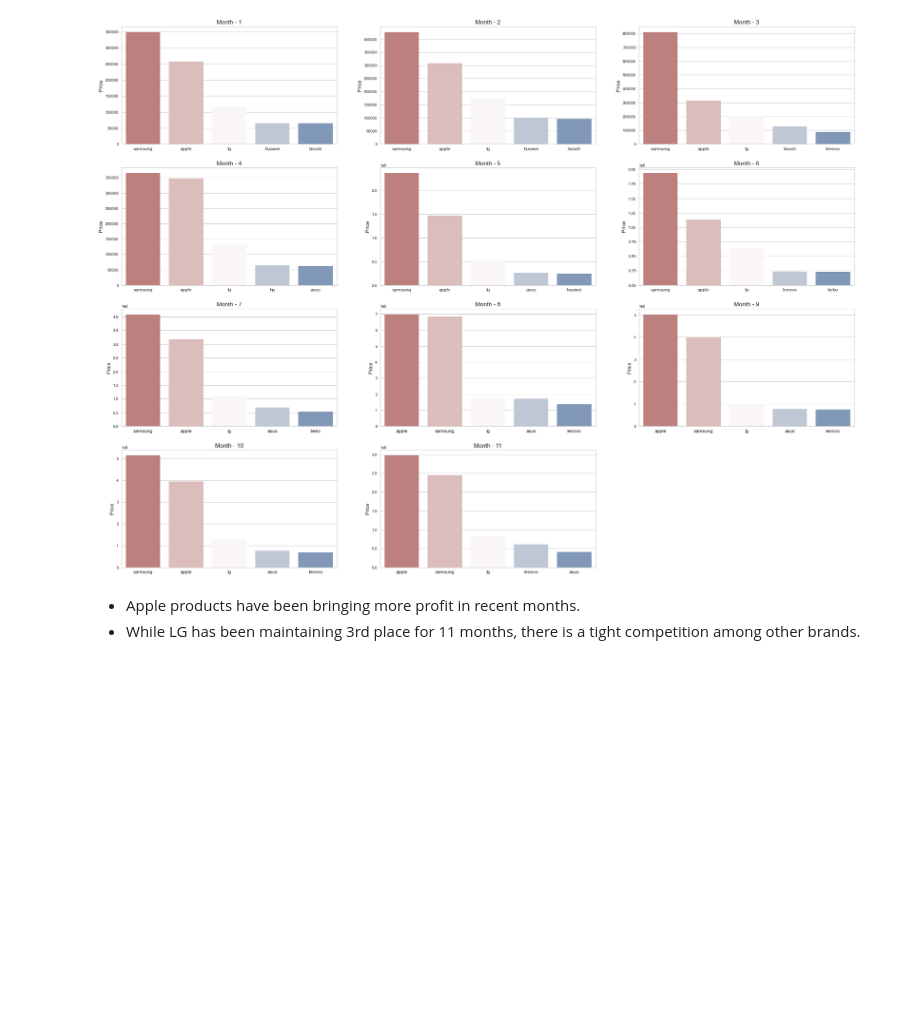
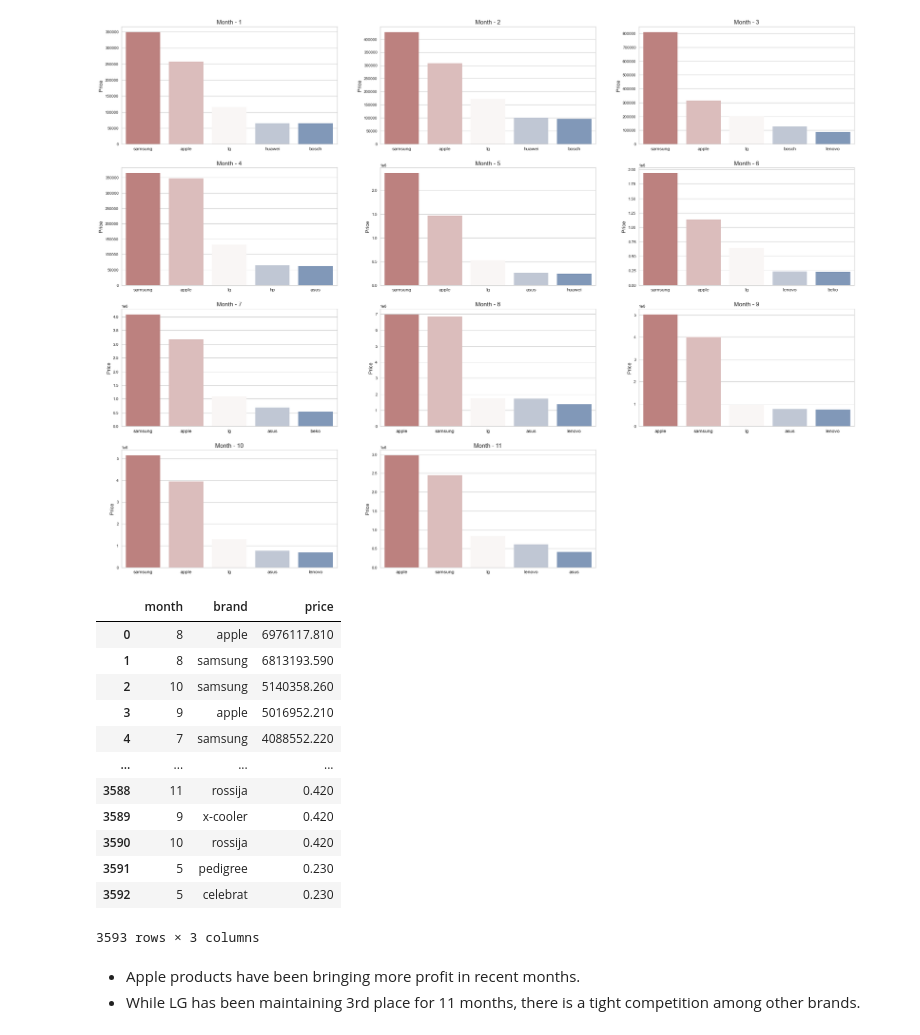
Before and after one commit to oguzkedek/E-Commerce-Electronics-Store-RFM-CLTV, a Jupyter notebook: rfm_cltv_e_commerce.ipynb, the cells around one changed output. Saved outputs shown, nothing was run; the diff lists cells and outputs as text; code cells hidden in the pictures; blank space fills up the shorter version.

```diff
--- a/rfm_cltv_ecommerce.ipynb
+++ b/rfm_cltv_e_commerce.ipynb
@@ -415,6 +415,23 @@ for i in df.month.unique():
 plt.show()
 # %% [output]
 [figure]
+# %%
+df.groupby(['month','brand'])[['price']].sum().\
+                            sort_values(by='price', ascending=False).reset_index()
+# %% [output]
+|  | month | brand | price |
+| 0 | 8 | apple | 6976117.810 |
+| 1 | 8 | samsung | 6813193.590 |
+| 2 | 10 | samsung | 5140358.260 |
+| 3 | 9 | apple | 5016952.210 |
+| 4 | 7 | samsung | 4088552.220 |
+| ... | ... | ... | ... |
+| 3588 | 11 | rossija | 0.420 |
+| 3589 | 9 | x-cooler | 0.420 |
+| 3590 | 10 | rossija | 0.420 |
+| 3591 | 5 | pedigree | 0.230 |
+| 3592 | 5 | celebrat | 0.230 |
+3593 rows × 3 columns
 # %% [markdown]
 - Apple products have been bringing more profit in recent months.
 - While LG has been maintaining 3rd place for 11 months, there is a tight competition among other brands.
```
Also changed, not shown: parts of 1 cell of this notebook, 1 other file.
